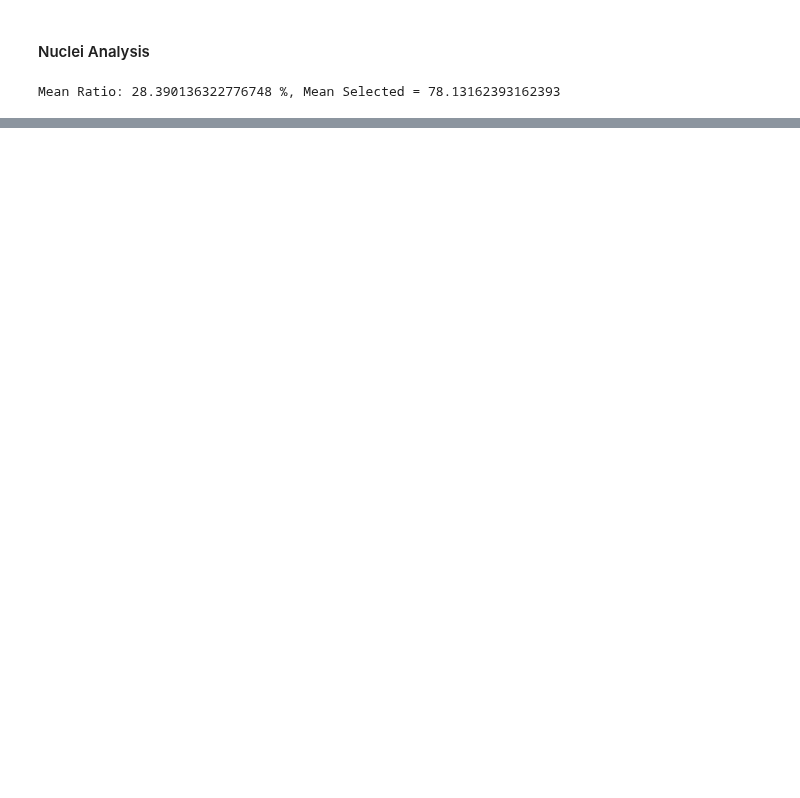
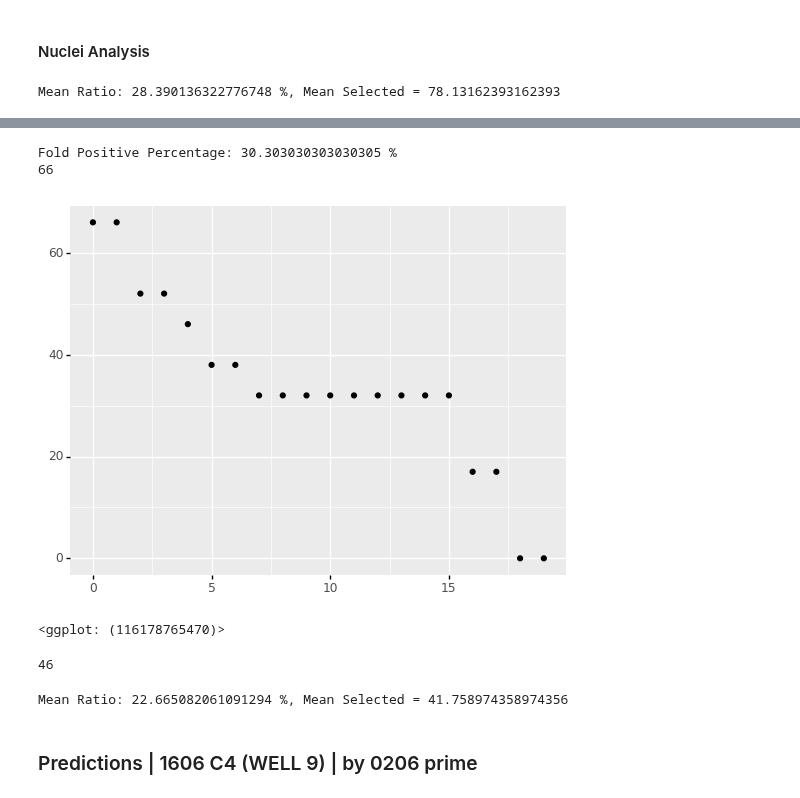
Before and after one commit to niightingale/bep_tools, a Jupyter notebook: fiji_analysis/models_X2.ipynb, the cells around one changed output, grey strips where cells are left out. Saved outputs shown, nothing was run; the diff lists cells and outputs as text; code cells hidden in the pictures; blank space fills up the shorter version.

```diff
--- a/fiji_analysis/models_X2.ipynb
+++ b/fiji_analysis/models_X2.ipynb
@@ -591,0 +622,50 @@ Mean Ratio: 28.390136322776748 %, Mean Selected = 78.13162393162393
+# %%
+ls_run_1 = []
+
+with open('data/1606_assay_novel/output_data/lin_lab_1606_8_by_0206_prime_fALL.txt', 'r') as f:
+    for line in f:
+        ls_run_1.append(int(line))
+
+full_size = len(ls_run_1)
+full_fold = ls_run_1.count(1) + ls_run_1.count(0)
+positive_fold = ls_run_1.count(1)
+
+print(f'Fold Positive Percentage: {positive_fold/full_fold * 100} %')
+print(full_fold)
+# %% [output]
+Fold Positive Percentage: 30.303030303030305 %
+66
+# %%
+ar_wt_pos_1606_8_view = pd.read_csv('data/1606_assay_novel/output_data/ar_wt_8_view.csv')
+
+n_rows = ar_wt_pos_1606_8_view.shape[0]
+
+empty_couples = [0 for x in range(0, n_rows)]
+ar_wt_pos_1606_8_view['cluster_id'] = empty_couples
+ar_wt_pos_1606_8_view['cluster_size'] = empty_couples
+
+ls_bunch = buncher_glx(ar_wt_pos_1606_8_view)
+
+ggplot(aes(range(0, len(ls_bunch)), ls_bunch)) +\
+    geom_point()
+# %% [output]
+[figure, added]
+<ggplot: (116178765470)>
+# %%
+print(ls_bunch[4])
+# %% [output]
+46
+# %%
+nuclei_1606_c4_8 = opera_to_df('data/1606_assay_novel/input_data/nuclei.txt', n_skip = 8)
+
+nuclei_1606_c4_8 = filter_frame(nuclei_1606_c4_8, 8)
+nuclei_1606_c4_8 = nuclei_1606_c4_8.sort_values(by = ['Timepoint'])
+nuclei_1606_c4_8['Nuclei - Ratio'] = nuclei_1606_c4_8['Nuclei Selected - Number of Objects'] / nuclei_1606_c4_8['Nuclei - Number of Objects']
+
+mean_ratio = nuclei_1606_c4_8['Nuclei - Ratio'].mean()
+mean_selected = nuclei_1606_c4_8['Nuclei Selected - Number of Objects'].mean()
+print(f'Mean Ratio: {mean_ratio * 100} %, Mean Selected = {mean_selected}')
+# %% [output]
+Mean Ratio: 22.665082061091294 %, Mean Selected = 41.758974358974356
+# %% [markdown]
+### Predictions | 1606 C4 (WELL 9) | by 0206 prime
```
Also changed, not shown: parts of 17 cells of this notebook, 14 other files.
